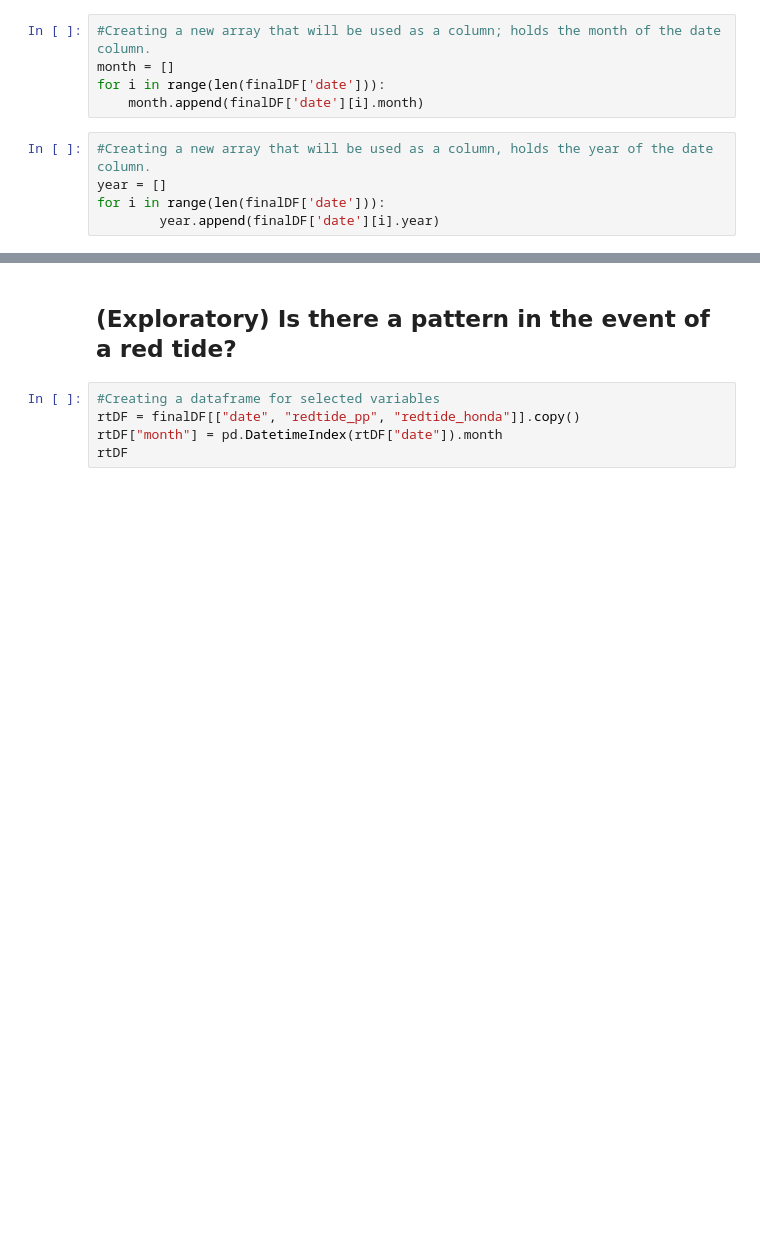
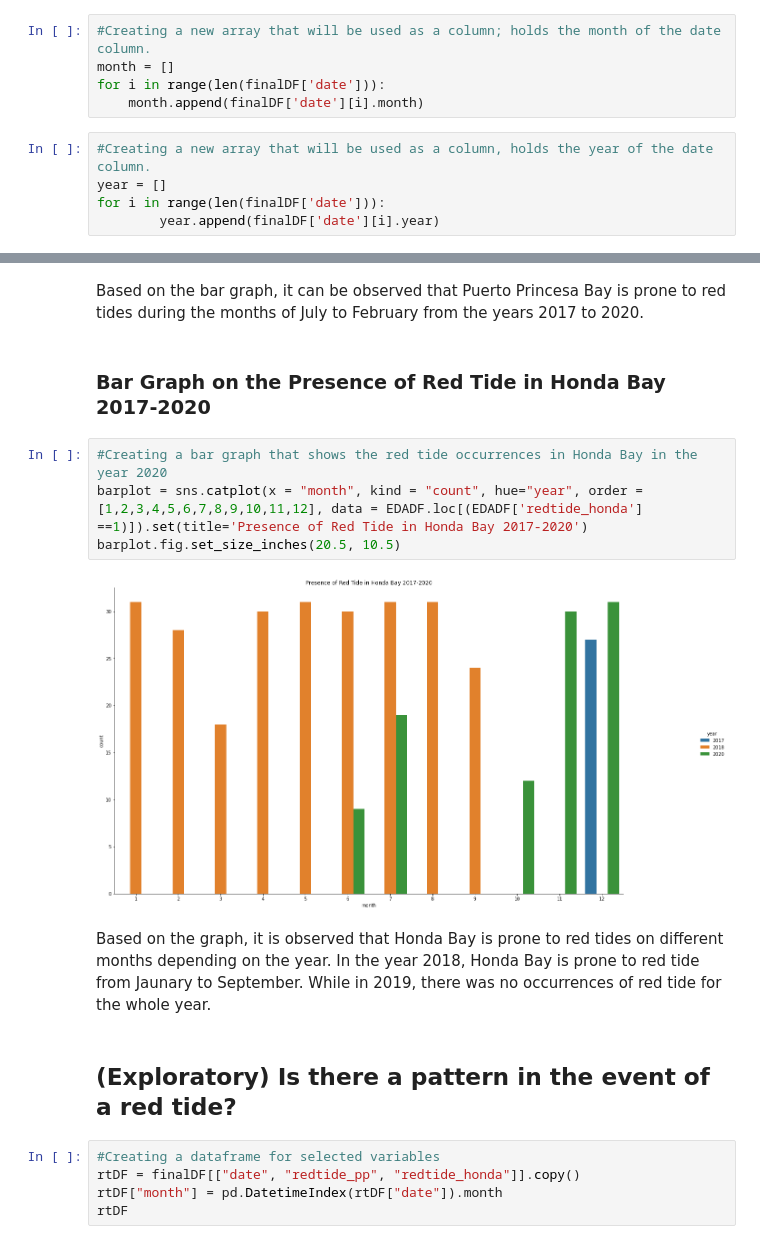
Before and after one commit to rlltj/OpenRefineFinalProject, a Jupyter notebook: OpenRefineMCO2(final).ipynb, the cells around one changed output, grey strips where cells are left out. Cells and saved outputs as stored; diff of their text form; blank space fills up the shorter version.

```diff
--- a/OpenRefineMCO2(final).ipynb
+++ b/OpenRefineMCO2(final).ipynb
@@ -1702,3 +936,15 @@ From the heatmap, it can be observed that as the months go, the occurrence of lo
+# %% [markdown]
+Based on the bar graph, it can be observed that Puerto Princesa Bay is prone to red tides during the months of July to February from the years 2017 to 2020.
+# %% [markdown]
+### Bar Graph on the Presence of Red Tide in Honda Bay 2017-2020
+# %%
+#Creating a bar graph that shows the red tide occurrences in Honda Bay in the year 2020
+barplot = sns.catplot(x = "month", kind = "count", hue="year", order = [1,2,3,4,5,6,7,8,9,10,11,12], data = EDADF.loc[(EDADF['redtide_honda'] ==1)]).set(title='Presence of Red Tide in Honda Bay 2017-2020')
+barplot.fig.set_size_inches(20.5, 10.5)
+# %% [output]
+[figure, added]
+# %% [markdown]
+Based on the graph, it is observed that Honda Bay is prone to red tides on different months depending on the year. In the year 2018, Honda Bay is prone to red tide from Jaunary to September. While in 2019, there was no occurrences of red tide for the whole year.
 # %% [markdown]
 ## (Exploratory) Is there a pattern in the event of a red tide?
 # %%
```
Also changed, not shown: parts of 131 cells of this notebook.
